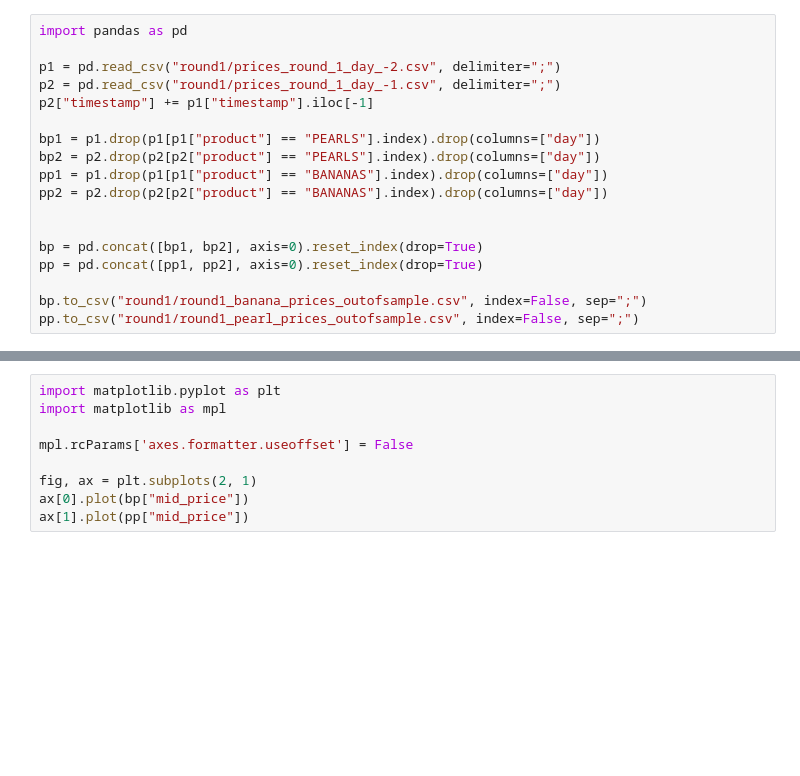
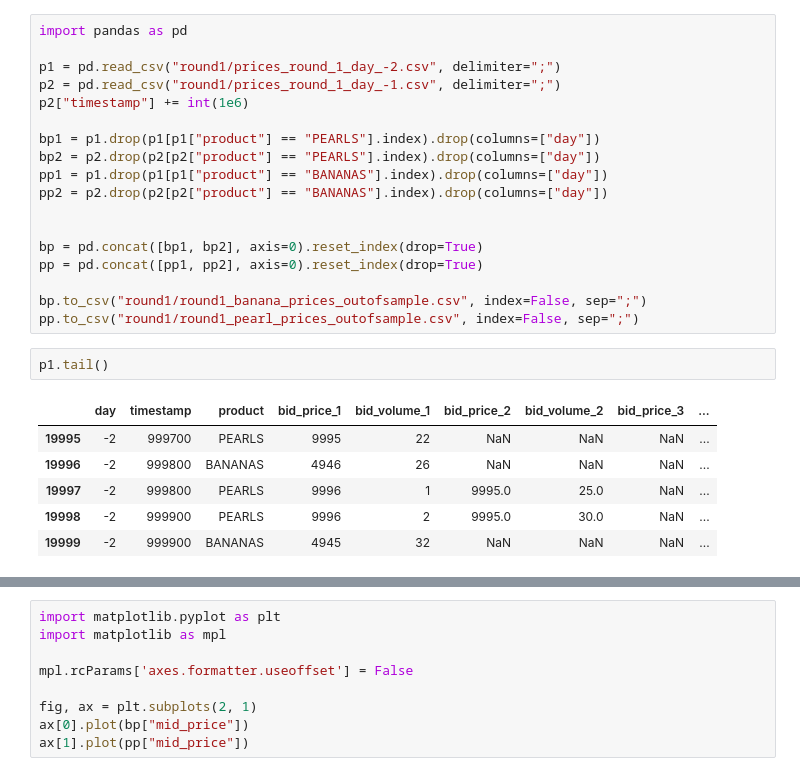
Before and after one commit to andrewchen0028/prosperity, a Jupyter notebook: merge_prices.ipynb, the cells around one changed output, grey strips where cells are left out. Saved outputs shown, nothing was run; the diff lists cells and outputs as text; blank space fills up the shorter version.

```diff
--- a/merge_prices.ipynb
+++ b/merge_prices.ipynb
@@ -3,7 +3,7 @@ import pandas as pd
 
 p1 = pd.read_csv("round1/prices_round_1_day_-2.csv", delimiter=";")
 p2 = pd.read_csv("round1/prices_round_1_day_-1.csv", delimiter=";")
-p2["timestamp"] += p1["timestamp"].iloc[-1]
+p2["timestamp"] += int(1e6)
 
 bp1 = p1.drop(p1[p1["product"] == "PEARLS"].index).drop(columns=["day"])
 bp2 = p2.drop(p2[p2["product"] == "PEARLS"].index).drop(columns=["day"])
@@ -16,3 +16,12 @@ pp = pd.concat([pp1, pp2], axis=0).reset_index(drop=True)
 
 bp.to_csv("round1/round1_banana_prices_outofsample.csv", index=False, sep=";")
 pp.to_csv("round1/round1_pearl_prices_outofsample.csv", index=False, sep=";")
+# %%
+p1.tail()
+# %% [output]
+|  | day | timestamp | product | bid_price_1 | bid_volume_1 | bid_price_2 | bid_volume_2 | bid_price_3 | ... |
+| 19995 | -2 | 999700 | PEARLS | 9995 | 22 | NaN | NaN | NaN | ... |
+| 19996 | -2 | 999800 | BANANAS | 4946 | 26 | NaN | NaN | NaN | ... |
+| 19997 | -2 | 999800 | PEARLS | 9996 | 1 | 9995.0 | 25.0 | NaN | ... |
+| 19998 | -2 | 999900 | PEARLS | 9996 | 2 | 9995.0 | 30.0 | NaN | ... |
+| 19999 | -2 | 999900 | BANANAS | 4945 | 32 | NaN | NaN | NaN | ... |
```
Also changed, not shown: parts of 1 cell of this notebook, 15 other files.
